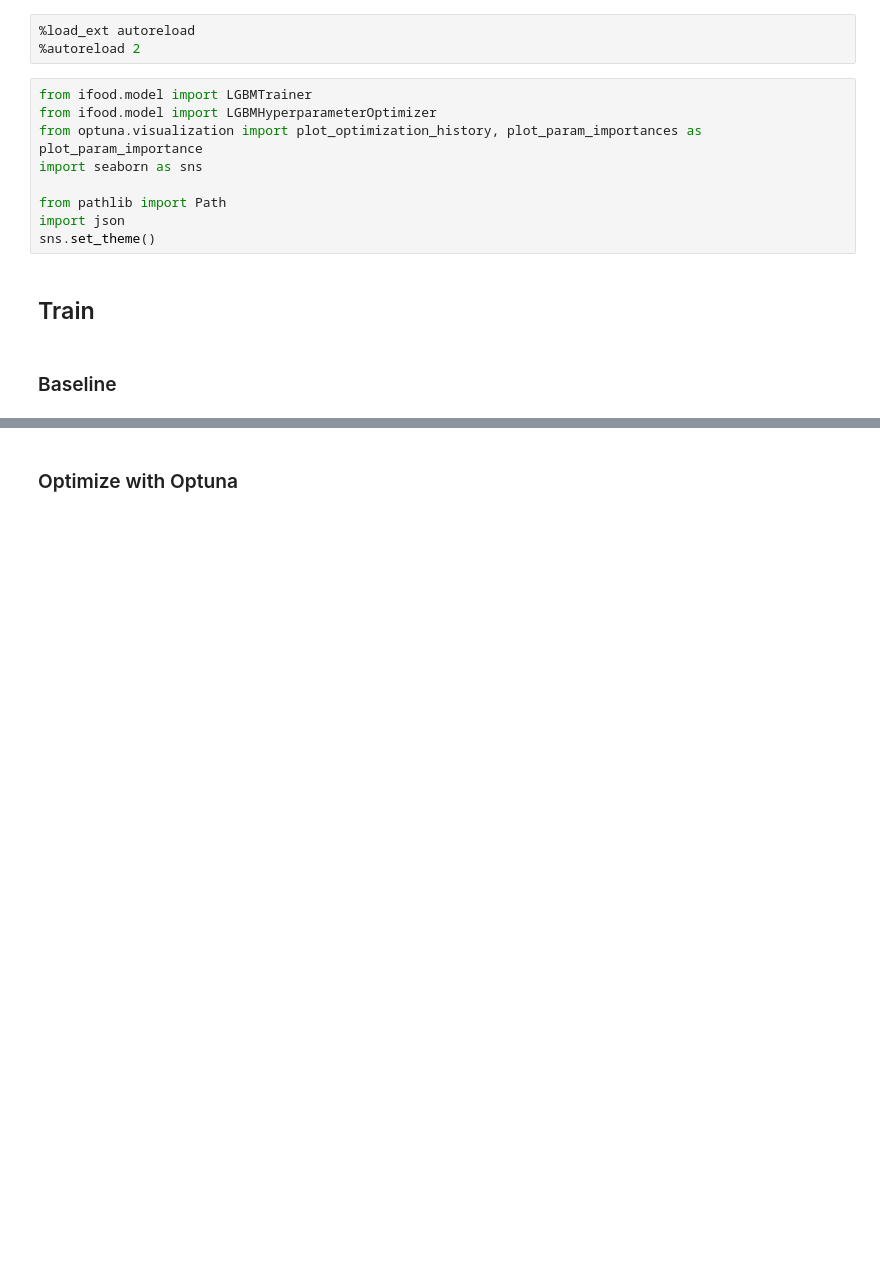
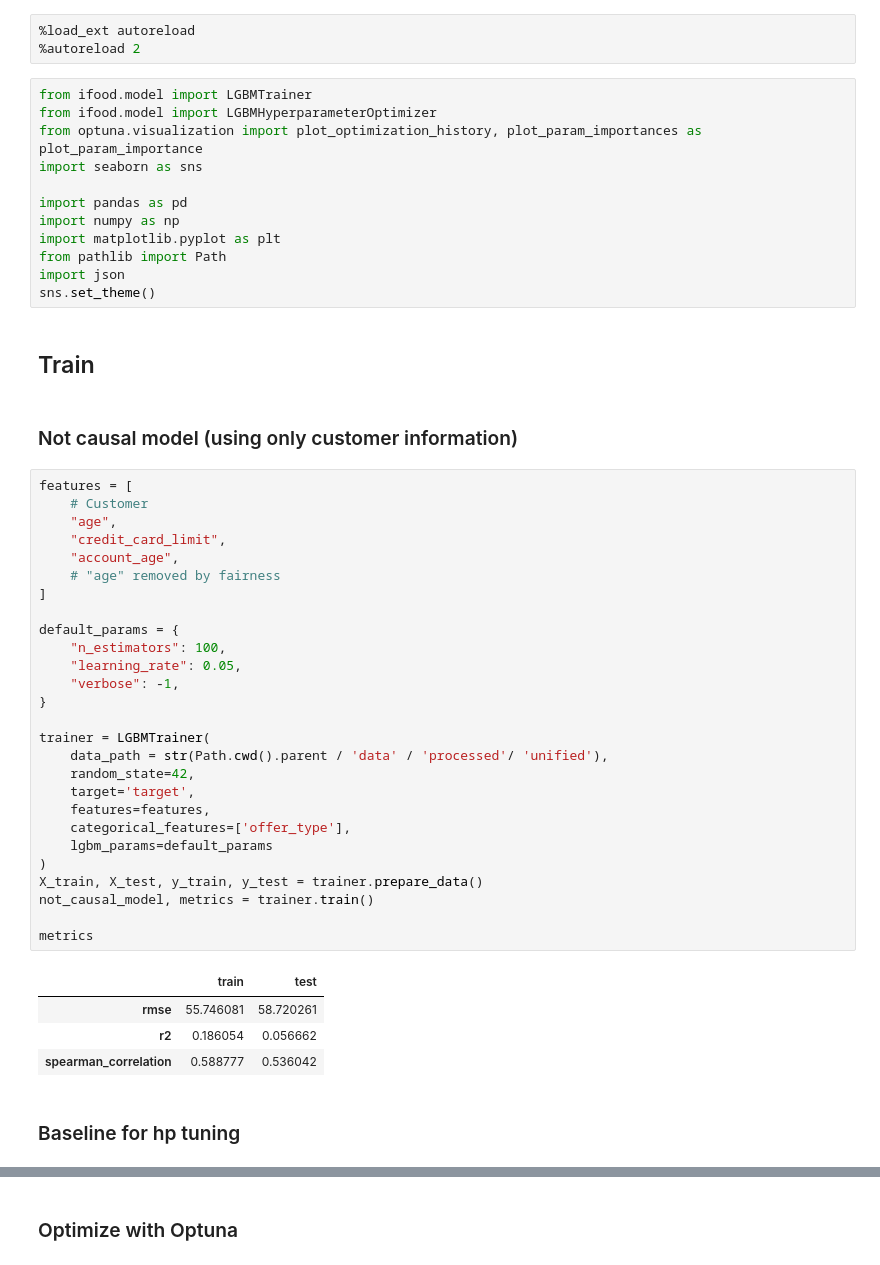
Before and after one commit to vhomello/ifood-case, a Jupyter notebook: notebooks/2_modeling.ipynb, the cells around one changed output, grey strips where cells are left out. Cells and saved outputs as stored; diff of their text form; blank space fills up the shorter version.

```diff
--- a/notebooks/2_modeling.ipynb
+++ b/notebooks/2_modeling.ipynb
@@ -9,13 +9,50 @@ from ifood.model import LGBMHyperparameterOptimizer
 from optuna.visualization import plot_optimization_history, plot_param_importances as plot_param_importance
 import seaborn as sns
 
+import pandas as pd
+import numpy as np
+import matplotlib.pyplot as plt
 from pathlib import Path
 import json
 sns.set_theme()
 # %% [markdown]
 ## Train
+# %% [markdown]
+### Not causal model (using only customer information)
+# %%
+features = [
+    # Customer
+    "age",
+    "credit_card_limit",
+    "account_age",
+    # "age" removed by fairness
+]
+
+default_params = {
+    "n_estimators": 100,
+    "learning_rate": 0.05,
+    "verbose": -1,
+}
+
+trainer = LGBMTrainer(
+    data_path = str(Path.cwd().parent / 'data' / 'processed'/ 'unified'),
+    random_state=42,
+    target='target',
+    features=features,
+    categorical_features=['offer_type'],
+    lgbm_params=default_params
+)
+X_train, X_test, y_train, y_test = trainer.prepare_data()
+not_causal_model, metrics = trainer.train()
+
+metrics
+# %% [output]
+|  | train | test |
+| rmse | 55.746081 | 58.720261 |
+| r2 | 0.186054 | 0.056662 |
+| spearman_correlation | 0.588777 | 0.536042 |
 # %% [markdown]
-### Baseline
+### Baseline for hp tuning
 # %%
 features = [
     # Offer Params
```
Also changed, not shown: parts of 10 cells of this notebook, 25 other files.
